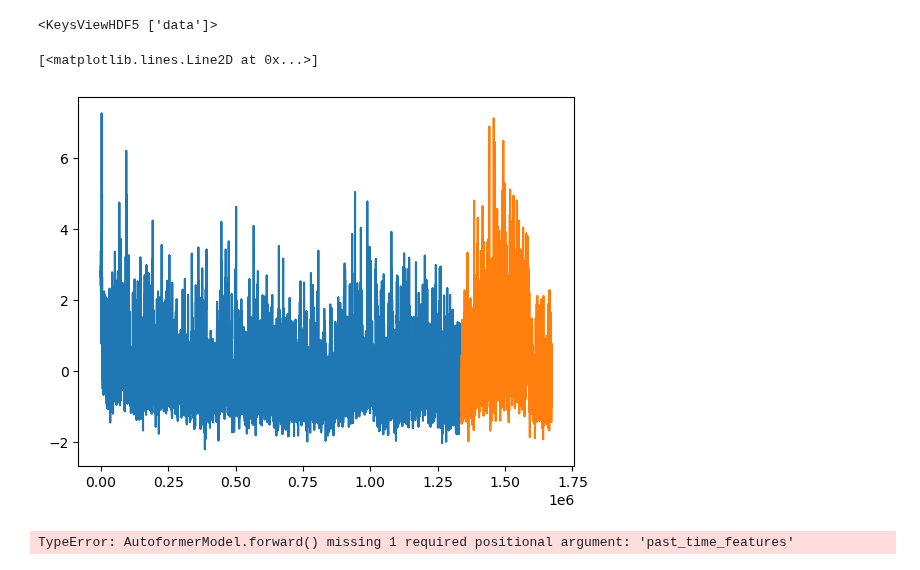
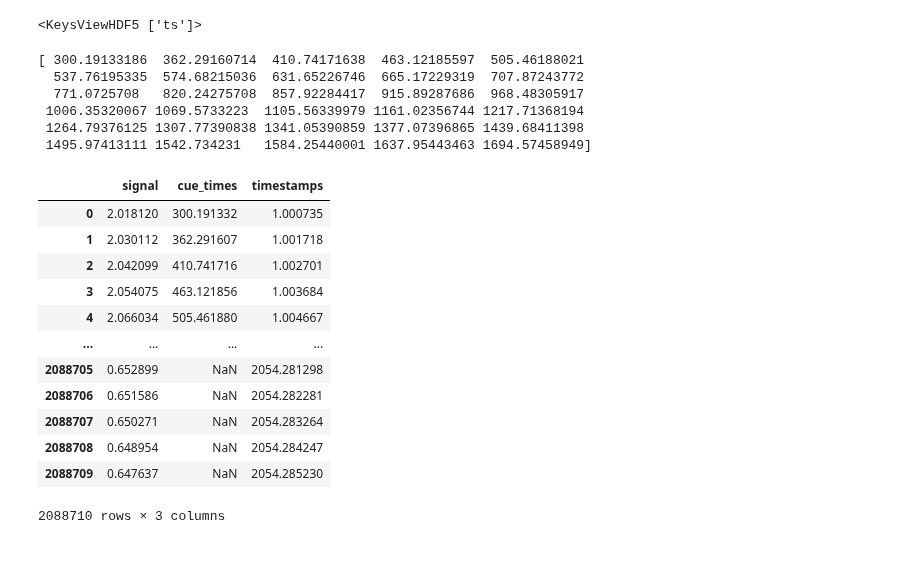
Before and after one commit to Mschaid/ENIGMA, a Jupyter notebook: notebooks/development/autoformer_experimentation.ipynb, the cells around one changed output. Drawn from its saved outputs; the diff is of its cells as text; code cells hidden in the pictures.

```diff
--- a/notebooks/development/autoformer_experimentation.ipynb
+++ b/notebooks/development/autoformer_experimentation.ipynb
@@ -12,21 +13,5 @@ path_to_signal_recording = "/Volumes/fsmresfiles/Basic_Sciences/Phys/Lerner_Lab_
 # %%
-# read h5 file
-with h5py.File(path_to_signal_recording, "r") as f:
+with h5py.File(cue_path, "r") as f:
     print(f.keys())
-    data = f["data"]
-    data = np.array(data)
 # %% [output]
-<KeysViewHDF5 ['data']>
+<KeysViewHDF5 ['ts']>
-# %%
-time = range(0, len(data), 1)
-train_time = time[0:int(0.8*len(time))]
-test_time = time[int(0.8*len(time)):]
-
-train_x = data[0:int(0.8*len(data))]
-test_x = data[int(0.8*len(data)):]
-
-plt.plot(train_time, train_x)
-plt.plot(test_time, test_x)
-# %% [output]
-[<matplotlib.lines.Line2D at 0x...>]
-[figure, removed]
@@ -39,4 +18,45 @@ train_time = torch.Tensor(train_time)
-# %%
-model.forward(past_values=train_x, past_observed_mask=mask)
-# %% [output]
-TypeError: AutoformerModel.forward() missing 1 required positional argument: 'past_time_features'
+# %%
+with h5py.File(cue_path, "r") as f:
+    print(f['ts'][:])
+# %% [output]
+[ 300.19133186  362.29160714  410.74171638  463.12185597  505.46188021
+  537.76195335  574.68215036  631.65226746  665.17229319  707.87243772
+  771.0725708   820.24275708  857.92284417  915.89287686  968.48305917
+ 1006.35320067 1069.5733223  1105.56339979 1161.02356744 1217.71368194
+ 1264.79376125 1307.77390838 1341.05390859 1377.07396865 1439.68411398
+ 1495.97413111 1542.734231   1584.25440001 1637.95443463 1694.57458949]
+# %%
+
+
+def fetch_data(key, path):
+    with h5py.File(path, "r") as f:
+        data = f[key][:]
+    return np.array(data)
+
+
+
+data_dict= {
+    'signal': fetch_data('data', signal_path),
+    'cue_times': fetch_data('ts', cue_path),
+    'timestamps': fetch_data('timestampNew', timestamps_path)
+}
+
+df = (pd.DataFrame.from_dict(data_dict, orient = 'index')
+      .T
+    #   .assign(cue_times = lambda df_: df_.cue_times.fillna(0))
+)
+df
+# %% [output]
+|  | signal | cue_times | timestamps |
+| 0 | 2.018120 | 300.191332 | 1.000735 |
+| 1 | 2.030112 | 362.291607 | 1.001718 |
+| 2 | 2.042099 | 410.741716 | 1.002701 |
+| 3 | 2.054075 | 463.121856 | 1.003684 |
+| 4 | 2.066034 | 505.461880 | 1.004667 |
+| ... | ... | ... | ... |
+| 2088705 | 0.652899 | NaN | 2054.281298 |
+| 2088706 | 0.651586 | NaN | 2054.282281 |
+| 2088707 | 0.650271 | NaN | 2054.283264 |
+| 2088708 | 0.648954 | NaN | 2054.284247 |
+| 2088709 | 0.647637 | NaN | 2054.285230 |
+2088710 rows × 3 columns
```
Also changed, not shown: parts of 13 cells of this notebook, 1 other file.
